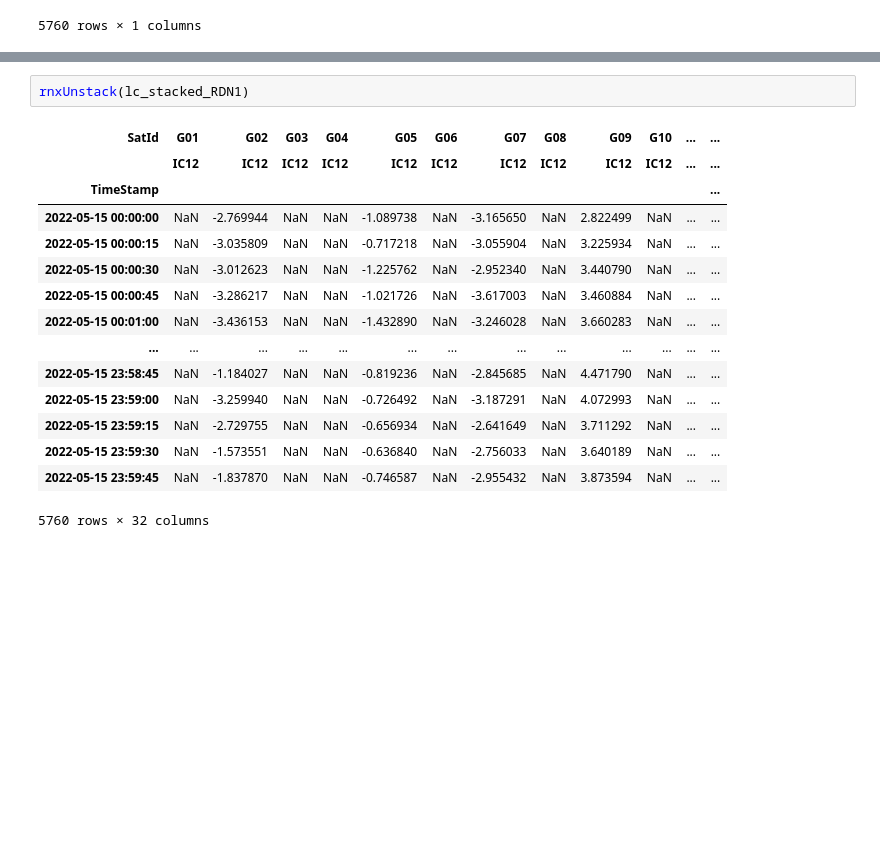
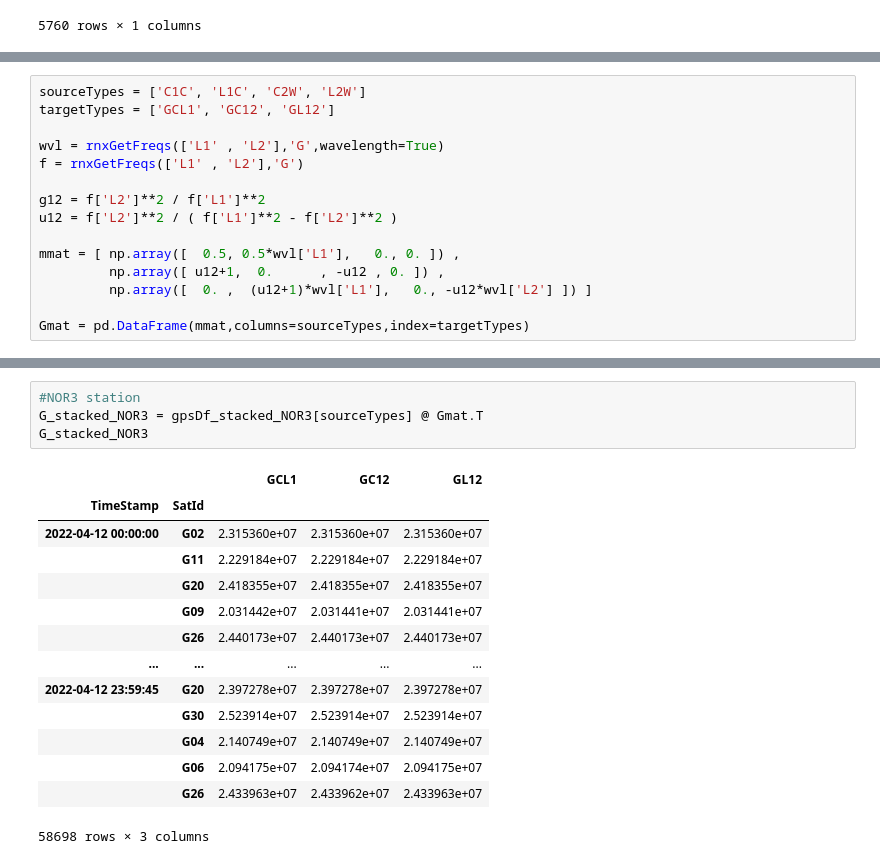
Before and after one commit to ICSlingerland/Groningen-Deformation-lab, a Jupyter notebook: pdRINEX-GettingStarted.ipynb, the cells around one changed output, grey strips where cells are left out. Drawn from its saved outputs; the diff is of its cells as text; blank space fills up the shorter version.

```diff
--- a/pdRINEX-GettingStarted.ipynb
+++ b/pdRINEX-GettingStarted.ipynb
@@ -1063 +985,15 @@ rnxUnstack(lc_stacked_NORG)['G05'].plot(ylabel='Ionosphere delay [m]', title='NO
 # %%
+sourceTypes = ['C1C', 'L1C', 'C2W', 'L2W']
+targetTypes = ['GCL1', 'GC12', 'GL12']
+
+wvl = rnxGetFreqs(['L1' , 'L2'],'G',wavelength=True)
+f = rnxGetFreqs(['L1' , 'L2'],'G')
+
+g12 = f['L2']**2 / f['L1']**2
+u12 = f['L2']**2 / ( f['L1']**2 - f['L2']**2 )
+
+mmat = [ np.array([  0.5, 0.5*wvl['L1'],   0., 0. ]) ,
+         np.array([ u12+1,  0.      , -u12 , 0. ]) ,
+         np.array([  0. ,  (u12+1)*wvl['L1'],   0., -u12*wvl['L2'] ]) ]
+
+Gmat = pd.DataFrame(mmat,columns=sourceTypes,index=targetTypes)
@@ -1096,19 +1019,20 @@ rnxUnstack(lc_stacked_NORG)['G05'].plot(ylabel='Ionosphere delay [m]', title='NO
 # %%
-rnxUnstack(lc_stacked_RDN1)
+#NOR3 station
+G_stacked_NOR3 = gpsDf_stacked_NOR3[sourceTypes] @ Gmat.T
+G_stacked_NOR3
 # %% [output]
-| SatId | G01 | G02 | G03 | G04 | G05 | G06 | G07 | G08 | G09 | G10 | ... | ... |
-|  | IC12 | IC12 | IC12 | IC12 | IC12 | IC12 | IC12 | IC12 | IC12 | IC12 | ... | ... |
-| TimeStamp |  |  |  |  |  |  |  |  |  |  |  | ... |
-| 2022-05-15 00:00:00 | NaN | -2.769944 | NaN | NaN | -1.089738 | NaN | -3.165650 | NaN | 2.822499 | NaN | ... | ... |
-| 2022-05-15 00:00:15 | NaN | -3.035809 | NaN | NaN | -0.717218 | NaN | -3.055904 | NaN | 3.225934 | NaN | ... | ... |
-| 2022-05-15 00:00:30 | NaN | -3.012623 | NaN | NaN | -1.225762 | NaN | -2.952340 | NaN | 3.440790 | NaN | ... | ... |
-| 2022-05-15 00:00:45 | NaN | -3.286217 | NaN | NaN | -1.021726 | NaN | -3.617003 | NaN | 3.460884 | NaN | ... | ... |
-| 2022-05-15 00:01:00 | NaN | -3.436153 | NaN | NaN | -1.432890 | NaN | -3.246028 | NaN | 3.660283 | NaN | ... | ... |
-| ... | ... | ... | ... | ... | ... | ... | ... | ... | ... | ... | ... | ... |
-| 2022-05-15 23:58:45 | NaN | -1.184027 | NaN | NaN | -0.819236 | NaN | -2.845685 | NaN | 4.471790 | NaN | ... | ... |
-| 2022-05-15 23:59:00 | NaN | -3.259940 | NaN | NaN | -0.726492 | NaN | -3.187291 | NaN | 4.072993 | NaN | ... | ... |
-| 2022-05-15 23:59:15 | NaN | -2.729755 | NaN | NaN | -0.656934 | NaN | -2.641649 | NaN | 3.711292 | NaN | ... | ... |
-| 2022-05-15 23:59:30 | NaN | -1.573551 | NaN | NaN | -0.636840 | NaN | -2.756033 | NaN | 3.640189 | NaN | ... | ... |
-| 2022-05-15 23:59:45 | NaN | -1.837870 | NaN | NaN | -0.746587 | NaN | -2.955432 | NaN | 3.873594 | NaN | ... | ... |
+|  |  | GCL1 | GC12 | GL12 |
+| TimeStamp | SatId |  |  |  |
+| 2022-04-12 00:00:00 | G02 | 2.315360e+07 | 2.315360e+07 | 2.315360e+07 |
+|  | G11 | 2.229184e+07 | 2.229184e+07 | 2.229184e+07 |
+|  | G20 | 2.418355e+07 | 2.418355e+07 | 2.418355e+07 |
+|  | G09 | 2.031442e+07 | 2.031441e+07 | 2.031441e+07 |
+|  | G26 | 2.440173e+07 | 2.440173e+07 | 2.440173e+07 |
+| ... | ... | ... | ... | ... |
+| 2022-04-12 23:59:45 | G20 | 2.397278e+07 | 2.397278e+07 | 2.397278e+07 |
+|  | G30 | 2.523914e+07 | 2.523914e+07 | 2.523914e+07 |
+|  | G04 | 2.140749e+07 | 2.140749e+07 | 2.140749e+07 |
+|  | G06 | 2.094175e+07 | 2.094174e+07 | 2.094175e+07 |
+|  | G26 | 2.433963e+07 | 2.433962e+07 | 2.433963e+07 |
-5760 rows × 32 columns
+58698 rows × 3 columns
 # %%
```
Also changed, not shown: parts of 73 cells of this notebook.
